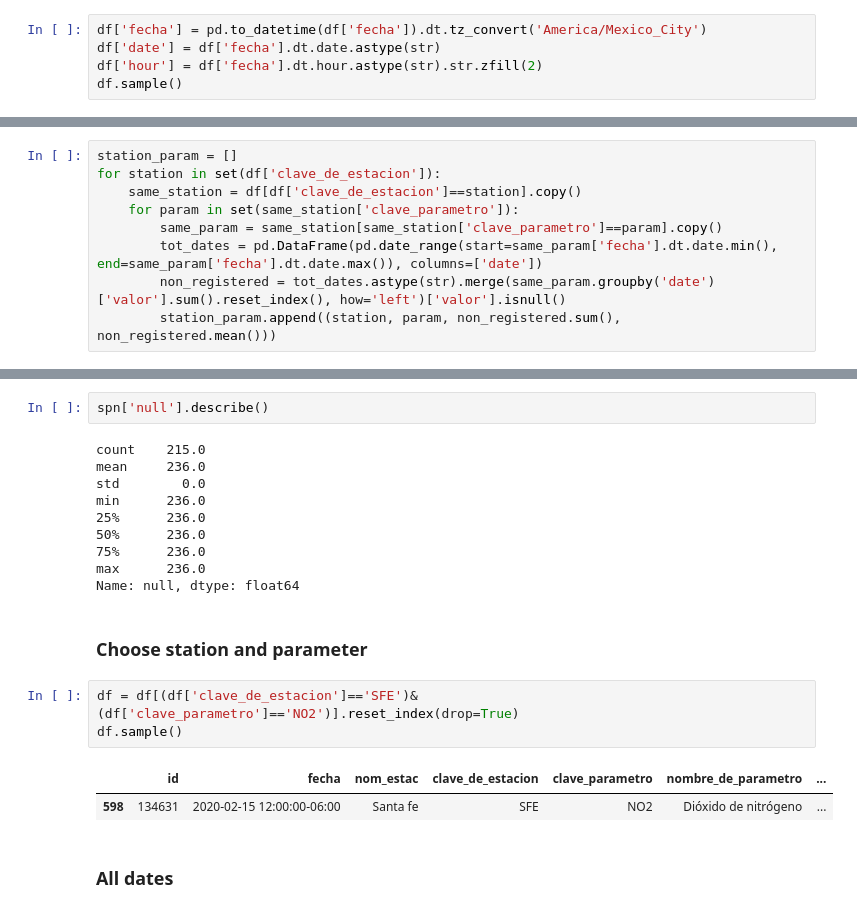
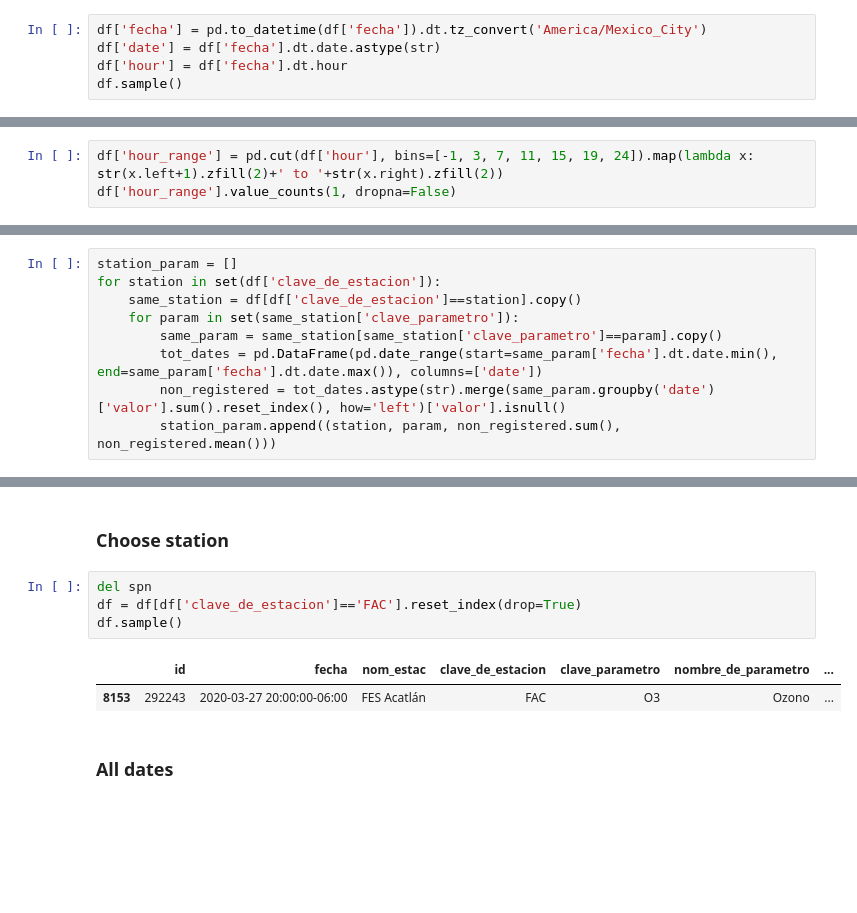
Before and after one commit to Afroefras/diplo, a Jupyter notebook: notebooks/practice/0403_pollution.ipynb, the cells around one changed output, grey strips where cells are left out. Cells and saved outputs as stored; diff of their text form; blank space fills up the shorter version.

Commit message:
Pipeline completed!
A correct (complete) dataset is left in order to train the model

```diff
--- a/notebooks/practice/0403_pollution.ipynb
+++ b/notebooks/practice/0403_pollution.ipynb
@@ -24,7 +26,7 @@ df.sample()
 # %%
 df['fecha'] = pd.to_datetime(df['fecha']).dt.tz_convert('America/Mexico_City')
 df['date'] = df['fecha'].dt.date.astype(str)
-df['hour'] = df['fecha'].dt.hour.astype(str).str.zfill(2)
+df['hour'] = df['fecha'].dt.hour
 df.sample()
 # %% [output]
 |  | id | fecha | nom_estac | clave_de_estacion | clave_parametro | nombre_de_parametro | ... |
@@ -31,0 +36,3 @@ df.sample()
+# %%
+df['hour_range'] = pd.cut(df['hour'], bins=[-1, 3, 7, 11, 15, 19, 24]).map(lambda x: str(x.left+1).zfill(2)+' to '+str(x.right).zfill(2))
+df['hour_range'].value_counts(1, dropna=False)
@@ -60,23 +71,12 @@ spn
-# %%
-spn['null'].describe()
-# %% [output]
-count    215.0
-mean     236.0
-std        0.0
-min      236.0
-25%      236.0
-50%      236.0
-75%      236.0
-max      236.0
-Name: null, dtype: float64
 # %% [markdown]
-### Choose station and parameter
+### Choose station
 # %%
-df = df[(df['clave_de_estacion']=='SFE')&(df['clave_parametro']=='NO2')].reset_index(drop=True)
+del spn
+df = df[df['clave_de_estacion']=='FAC'].reset_index(drop=True)
 df.sample()
 # %% [output]
 |  | id | fecha | nom_estac | clave_de_estacion | clave_parametro | nombre_de_parametro | ... |
-| 598 | 134631 | 2020-02-15 12:00:00-06:00 | Santa fe | SFE | NO2 | Dióxido de nitrógeno | ... |
+| 8153 | 292243 | 2020-03-27 20:00:00-06:00 | FES Acatlán | FAC | O3 | Ozono | ... |
 # %% [markdown]
 ### All dates
 # %%
```
Also changed, not shown: parts of 51 cells of this notebook.
